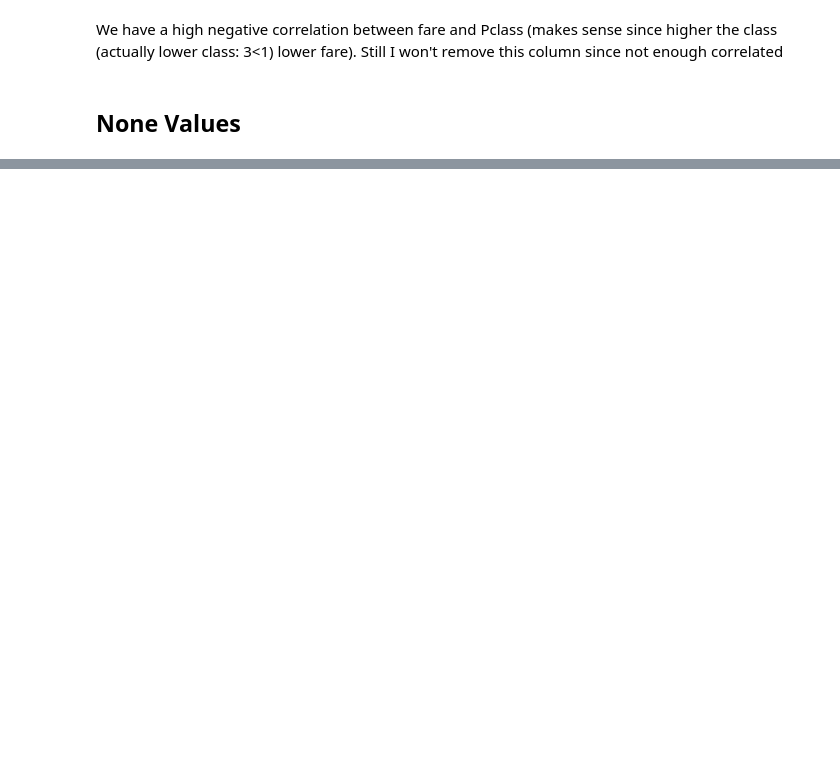
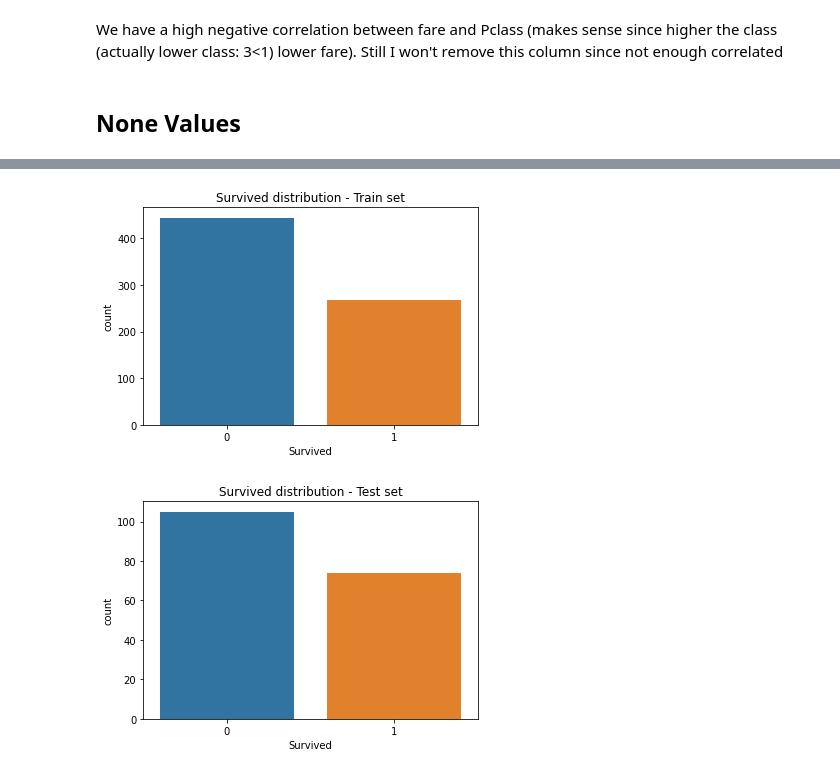
Before and after one commit to noakawa/Titanic, a Jupyter notebook: Titanic.ipynb, the cells around one changed output, grey strips where cells are left out. Cells and saved outputs as stored; diff of their text form; code cells hidden in the pictures; blank space fills up the shorter version.

```diff
--- a/Titanic.ipynb
+++ b/Titanic.ipynb
@@ -295,0 +400,3 @@ data[data['cabin']=='B26']
+# %%
+# No more need of the columns name
+data_train.drop(columns='Name',inplace=True)
@@ -295,0 +409,4 @@ data[data['cabin']=='B26']
+# %%
+target = 'Survived'
+X = data_train.drop(columns=[target])
+y = data_train[target]
@@ -295,0 +415,19 @@ data[data['cabin']=='B26']
+# %%
+X_train, X_test, y_train, y_test = \
+    train_test_split(X, y,
+                     test_size=.2,
+                     random_state=42)
+# %%
+# Check if good split:
+plt.figure()
+sns.countplot(y_train)
+plt.title(target + ' distribution - Train set')
+plt.xlabel(target);
+
+plt.figure()
+sns.countplot(y_test)
+plt.title(target + ' distribution - Test set')
+plt.xlabel(target);
+# %% [output]
+[figure, added]
+[figure, added]
```
Also changed, not shown: parts of 56 cells of this notebook.
